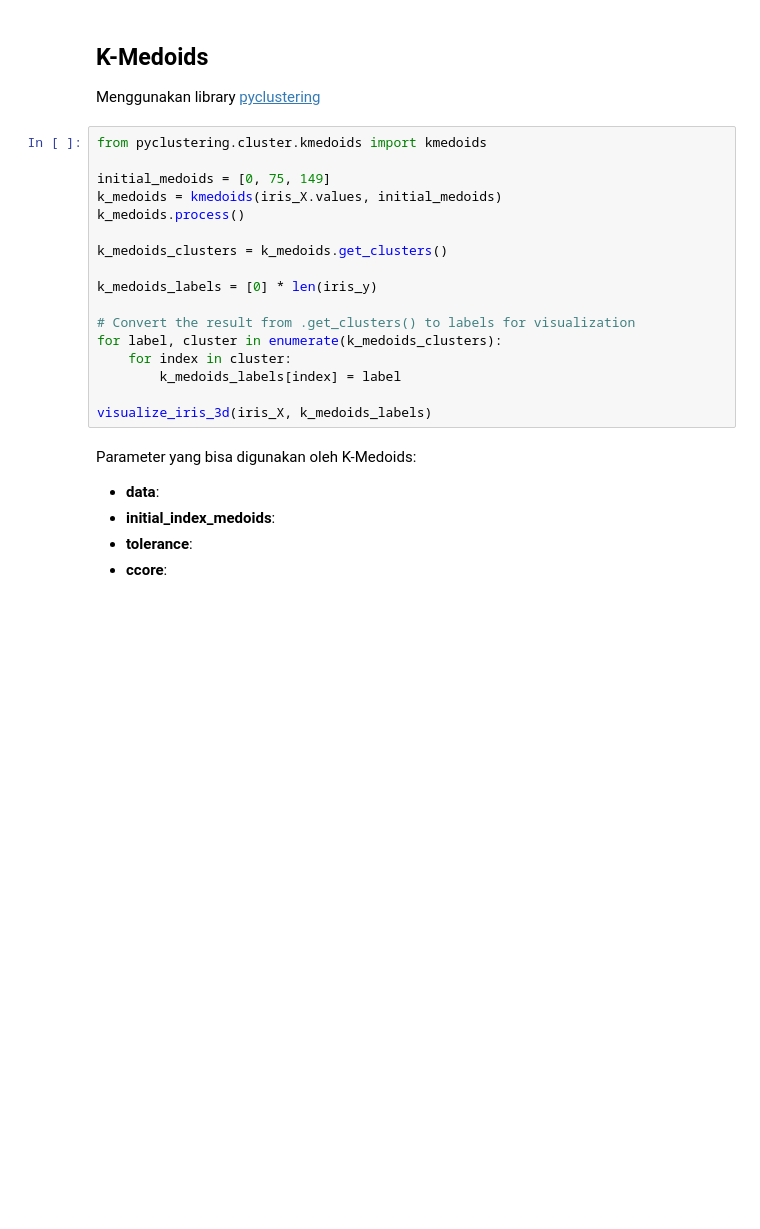
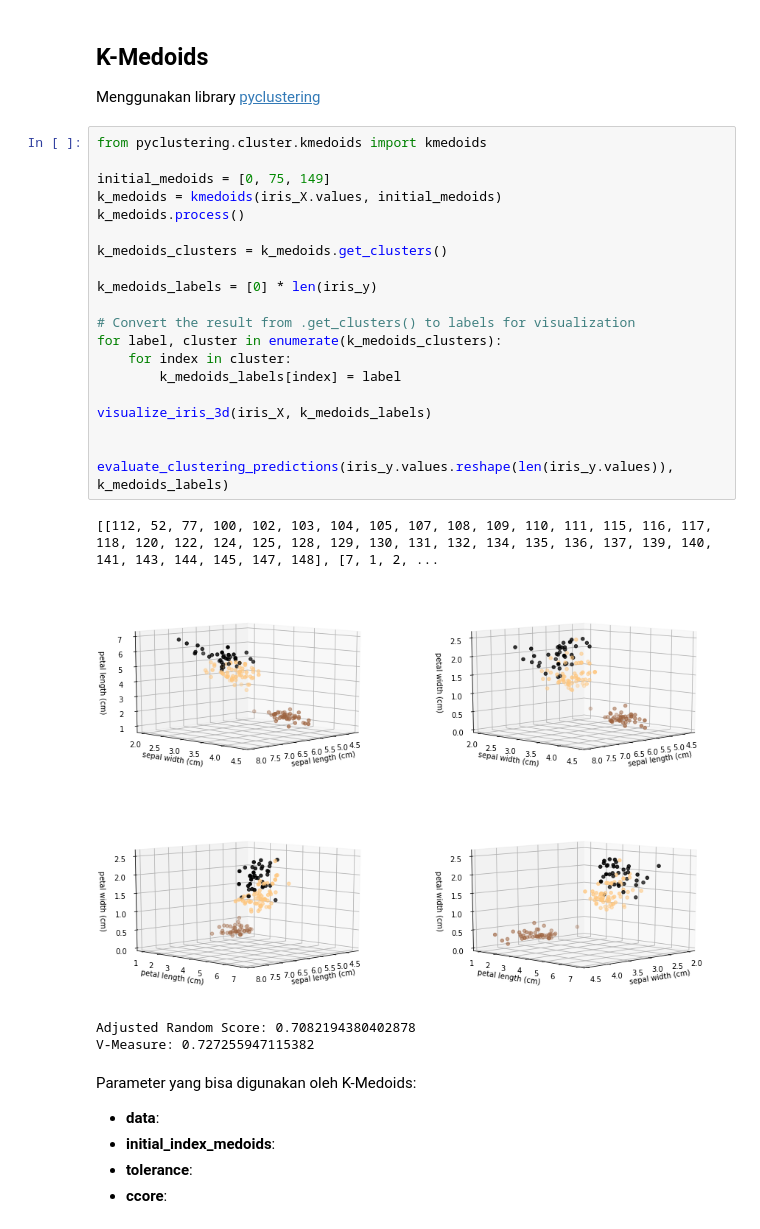
Before and after one commit to chandraseta/ml-clustering-sklearn, a Jupyter notebook: notebook/Clustering.ipynb, the cells around one changed output. Cells and saved outputs as stored; diff of their text form; blank space fills up the shorter version.

```diff
--- a/notebook/Clustering.ipynb
+++ b/notebook/Clustering.ipynb
@@ -233,20 +281,28 @@ Menggunakan library [pyclustering](https://pypi.org/project/pyclustering/)
 # %%
 from pyclustering.cluster.kmedoids import kmedoids
 
 initial_medoids = [0, 75, 149]
 k_medoids = kmedoids(iris_X.values, initial_medoids)
 k_medoids.process()
 
 k_medoids_clusters = k_medoids.get_clusters()
 
 k_medoids_labels = [0] * len(iris_y)
 
 # Convert the result from .get_clusters() to labels for visualization
 for label, cluster in enumerate(k_medoids_clusters):
     for index in cluster:
         k_medoids_labels[index] = label
 
 visualize_iris_3d(iris_X, k_medoids_labels)
+
+
+evaluate_clustering_predictions(iris_y.values.reshape(len(iris_y.values)), k_medoids_labels)
+# %% [output]
+[[112, 52, 77, 100, 102, 103, 104, 105, 107, 108, 109, 110, 111, 115, 116, 117, 118, 120, 122, 124, 125, 128, 129, 130, 131, 132, 134, 135, 136, 137, 139, 140, 141, 143, 144, 145, 147, 148], [7, 1, 2, ...
+[figure, added]
+Adjusted Random Score: 0.7082194380402878
+V-Measure: 0.727255947115382
 # %% [markdown]
 Parameter yang bisa digunakan oleh K-Medoids:
 - **data**:
```
Also changed, not shown: parts of 16 cells of this notebook.
